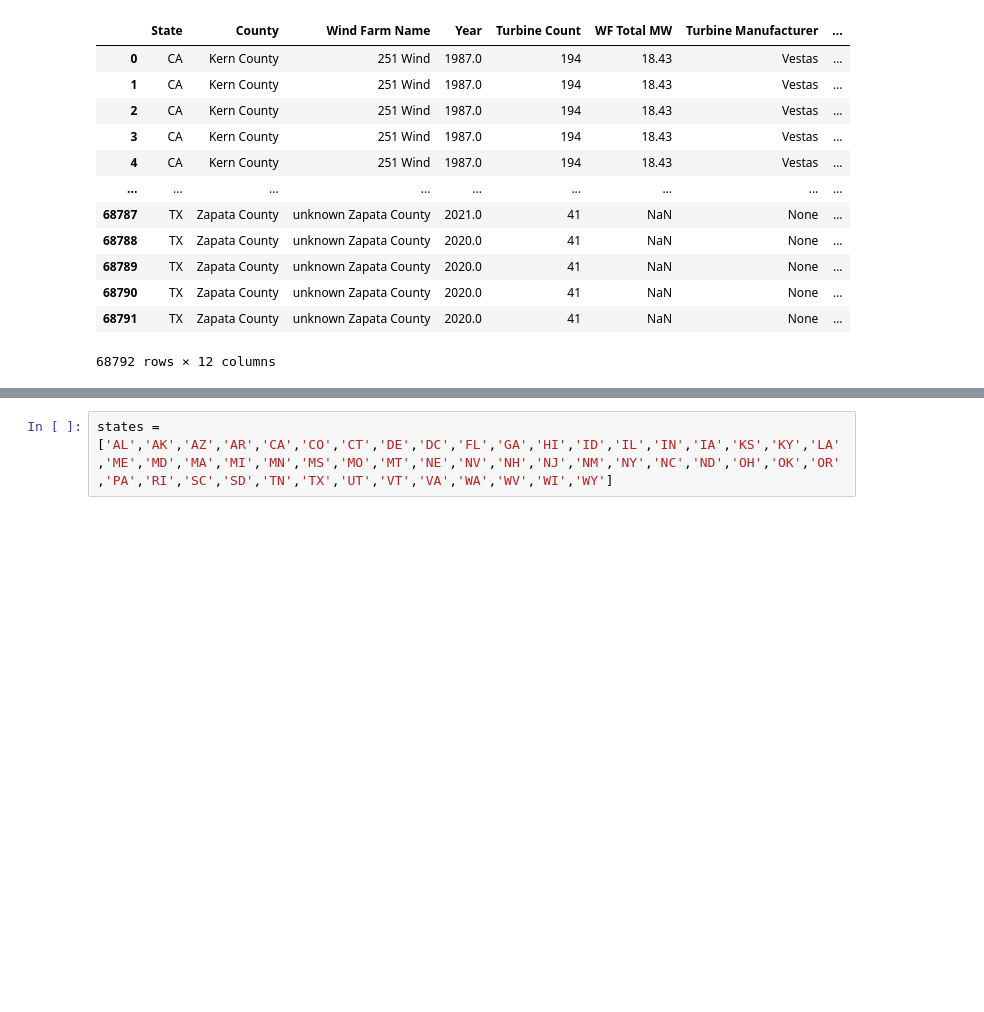
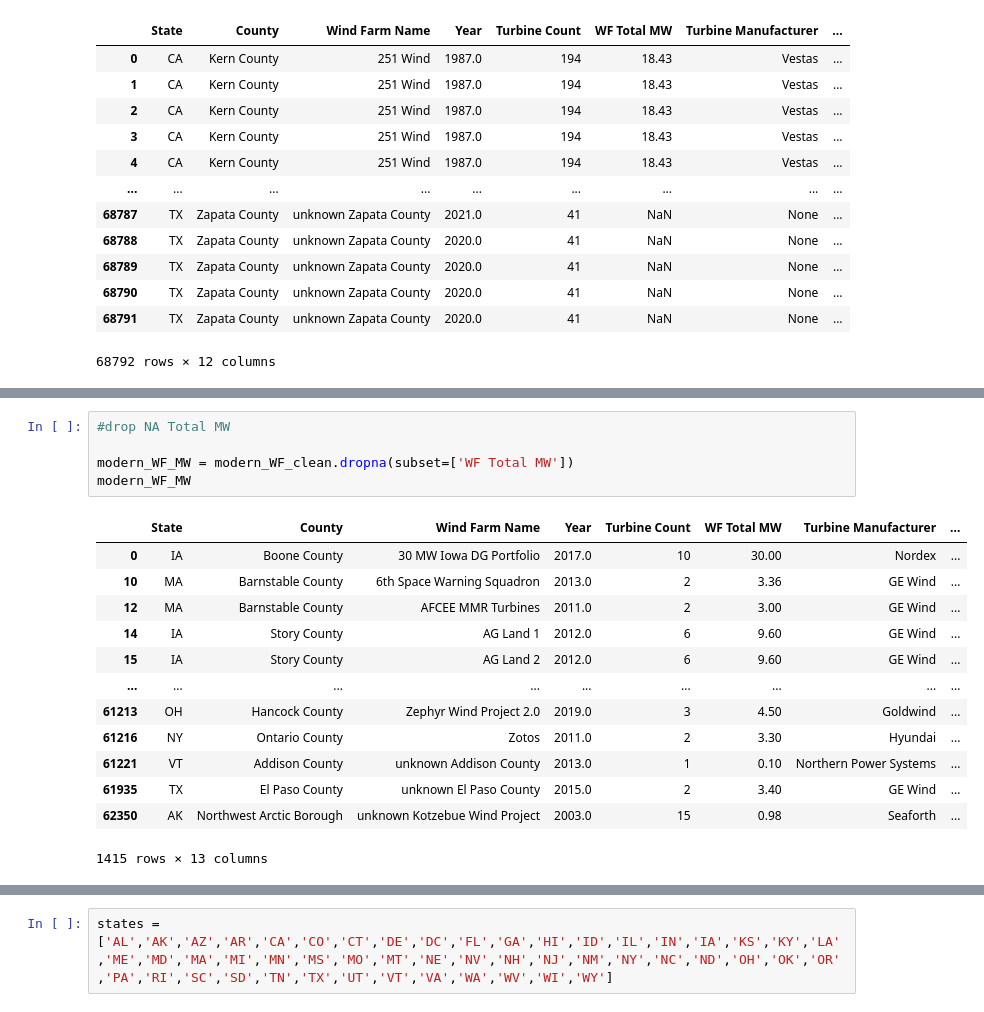
Before and after one commit to cjengleson/Project-1-Repo, a Jupyter notebook: WindFarms.ipynb, the cells around one changed output, grey strips where cells are left out. Saved outputs shown, nothing was run; the diff lists cells and outputs as text; blank space fills up the shorter version.

```diff
--- a/WindFarms.ipynb
+++ b/WindFarms.ipynb
@@ -133,0 +119,19 @@ Name: WF Total MW, Length: 60884, dtype: float64
+# %%
+#drop NA Total MW
+
+modern_WF_MW = modern_WF_clean.dropna(subset=['WF Total MW'])
+modern_WF_MW
+# %% [output]
+|  | State | County | Wind Farm Name | Year | Turbine Count | WF Total MW | Turbine Manufacturer | ... |
+| 0 | IA | Boone County | 30 MW Iowa DG Portfolio | 2017.0 | 10 | 30.00 | Nordex | ... |
+| 10 | MA | Barnstable County | 6th Space Warning Squadron | 2013.0 | 2 | 3.36 | GE Wind | ... |
+| 12 | MA | Barnstable County | AFCEE MMR Turbines | 2011.0 | 2 | 3.00 | GE Wind | ... |
+| 14 | IA | Story County | AG Land 1 | 2012.0 | 6 | 9.60 | GE Wind | ... |
+| 15 | IA | Story County | AG Land 2 | 2012.0 | 6 | 9.60 | GE Wind | ... |
+| ... | ... | ... | ... | ... | ... | ... | ... | ... |
+| 61213 | OH | Hancock County | Zephyr Wind Project 2.0 | 2019.0 | 3 | 4.50 | Goldwind | ... |
+| 61216 | NY | Ontario County | Zotos | 2011.0 | 2 | 3.30 | Hyundai | ... |
+| 61221 | VT | Addison County | unknown Addison County | 2013.0 | 1 | 0.10 | Northern Power Systems | ... |
+| 61935 | TX | El Paso County | unknown El Paso County | 2015.0 | 2 | 3.40 | GE Wind | ... |
+| 62350 | AK | Northwest Arctic Borough | unknown Kotzebue Wind Project | 2003.0 | 15 | 0.98 | Seaforth | ... |
+1415 rows × 13 columns
```
Also changed, not shown: parts of 3 cells of this notebook.
